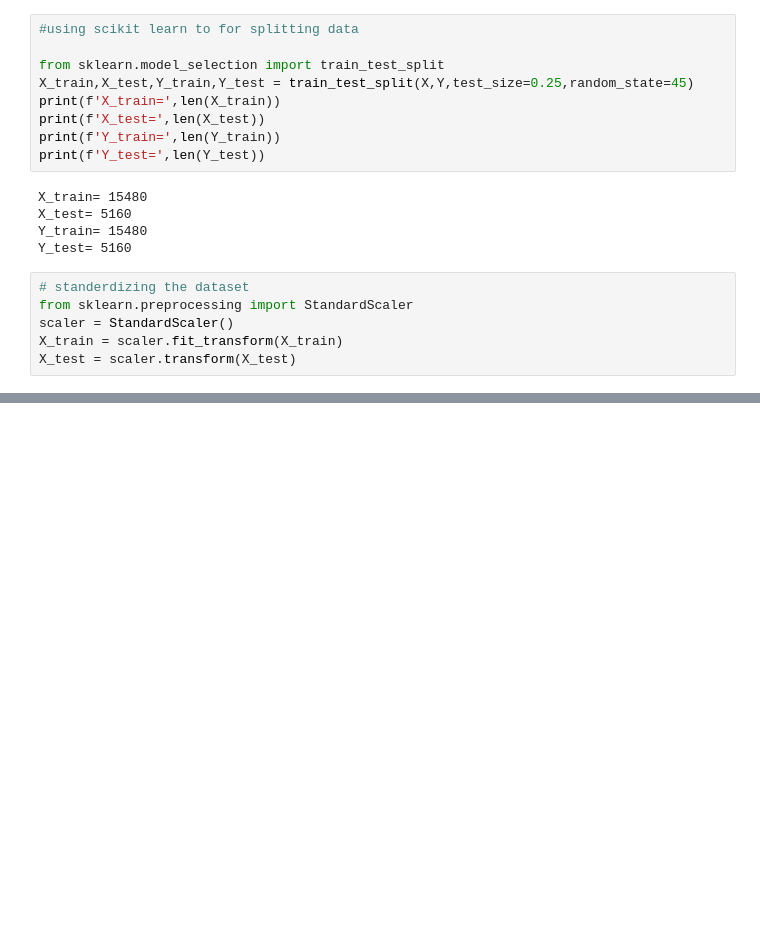
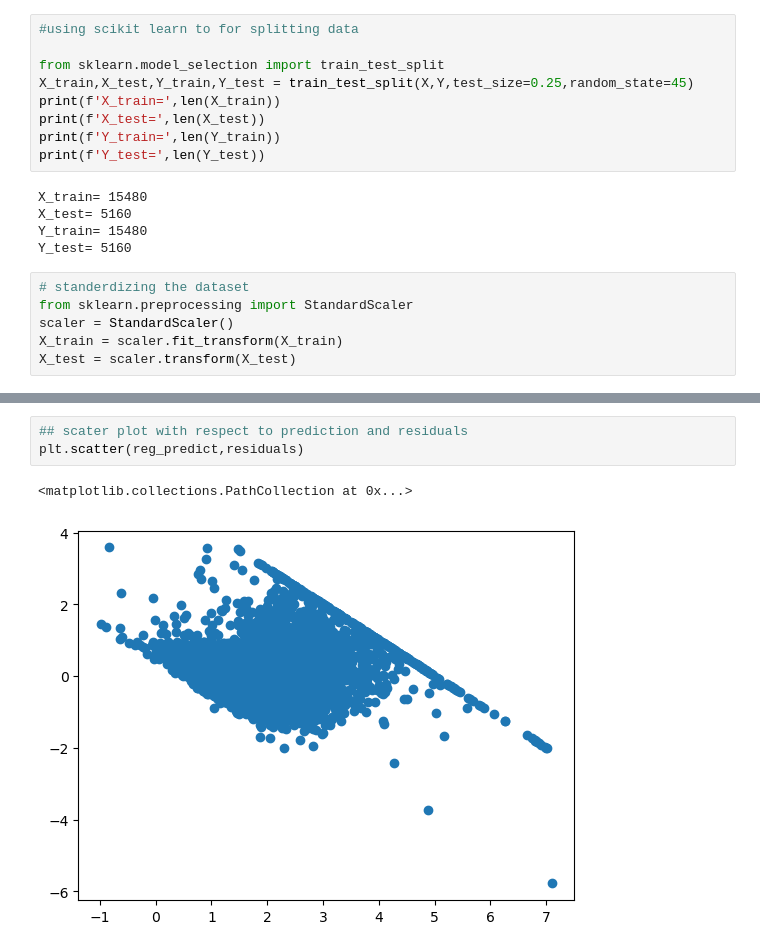
Before and after one commit to bharathchandrareddy/california_housing_prediction, a Jupyter notebook: house_pricing.ipynb, the cells around one changed output, grey strips where cells are left out. Saved outputs shown, nothing was run; the diff lists cells and outputs as text; blank space fills up the shorter version.

```diff
--- a/house_pricing.ipynb
+++ b/house_pricing.ipynb
@@ -110,0 +156,6 @@ X_test = scaler.transform(X_test)
+# %%
+## scater plot with respect to prediction and residuals
+plt.scatter(reg_predict,residuals)
+# %% [output]
+<matplotlib.collections.PathCollection at 0x...>
+[figure, added]
```
Also changed, not shown: parts of 12 cells of this notebook, 2 other files.
